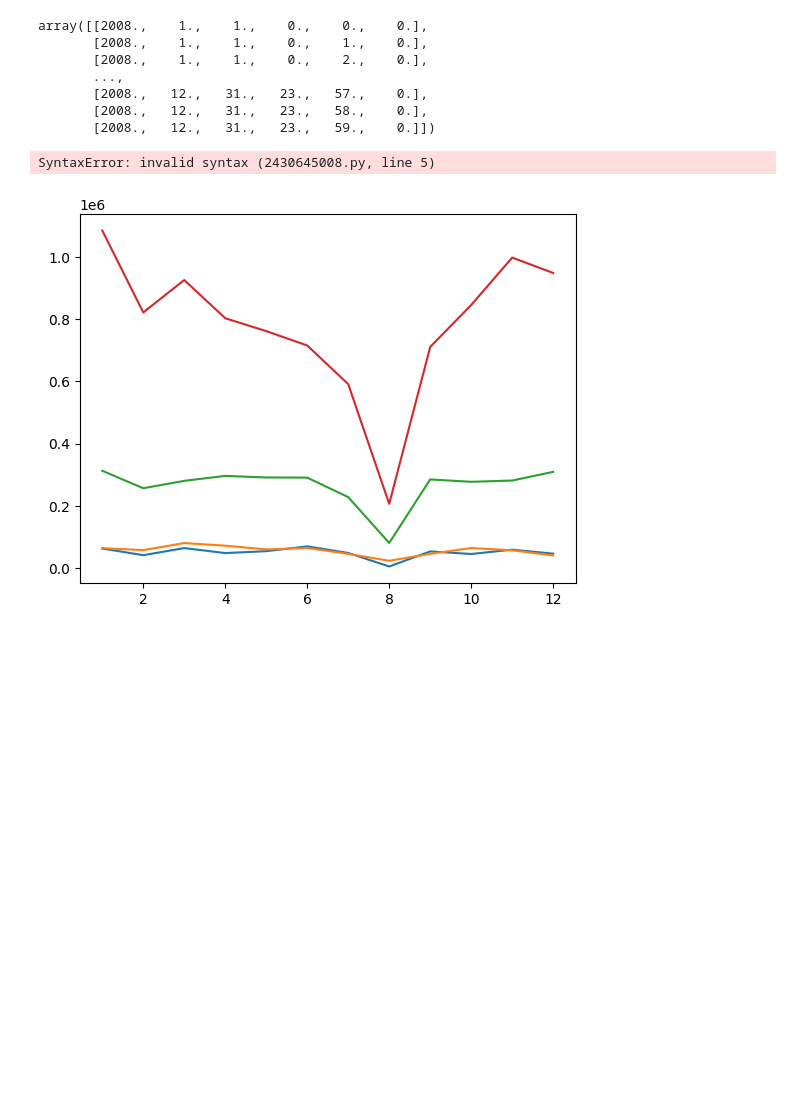
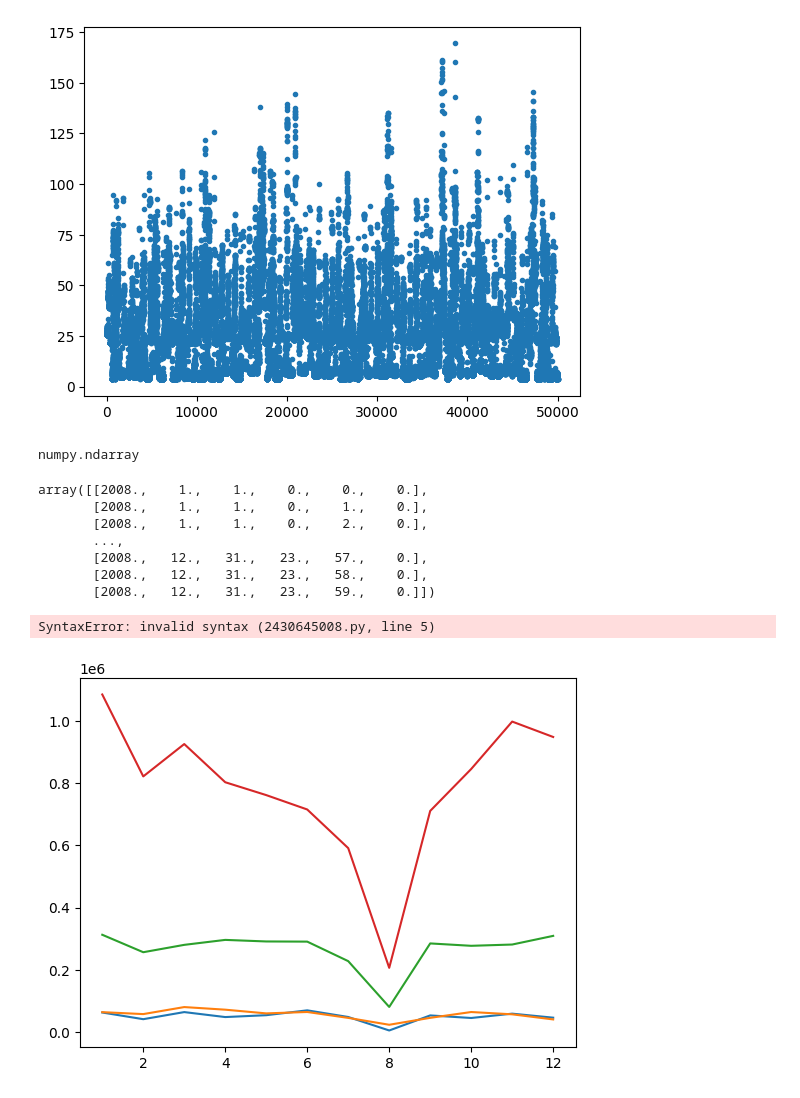
Before and after one commit to Apros7/Project-1-DTU, a Jupyter notebook: ExamProject/test.ipynb, the cells around one changed output. Saved outputs shown, nothing was run; the diff lists cells and outputs as text; code cells hidden in the pictures; blank space fills up the shorter version.

```diff
--- a/ExamProject/test.ipynb
+++ b/ExamProject/test.ipynb
@@ -4,6 +4,18 @@ import numpy as np
 np.set_printoptions(suppress=True)
 # %%
 tvec, data = load_measurements("2008.csv", "forward fill")
+
+tvec_a, data_a, period = aggregate_measurements(tvec, data, "minute")
+# %%
+import matplotlib.pyplot as plt
+
+plt.plot(tvec_a[:50000], data_a[:50000,3], linestyle="", marker=".");
+# %% [output]
+[figure, added]
+# %%
+type(data_a)
+# %% [output]
+numpy.ndarray
 # %%
 tvec
 # %% [output]
```
